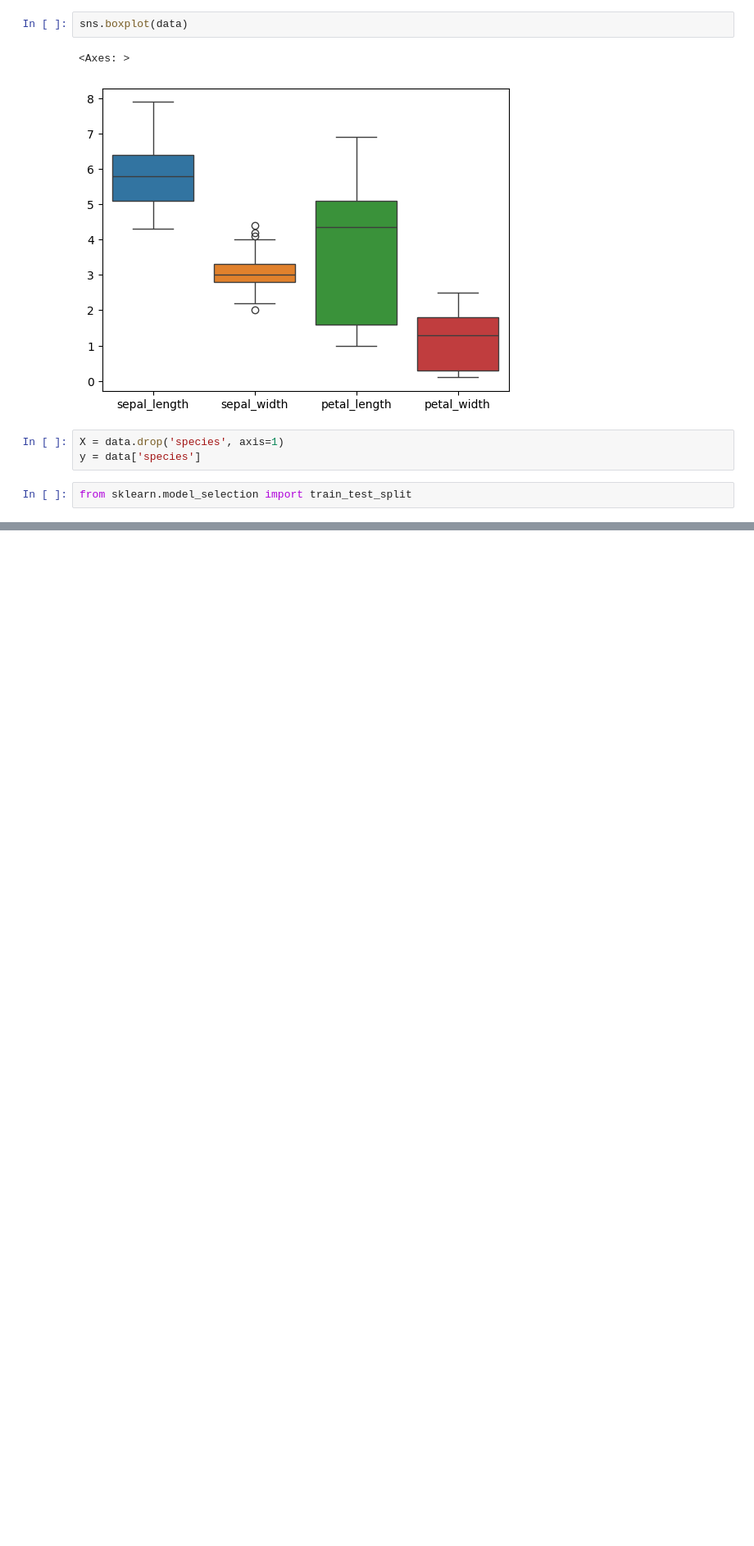
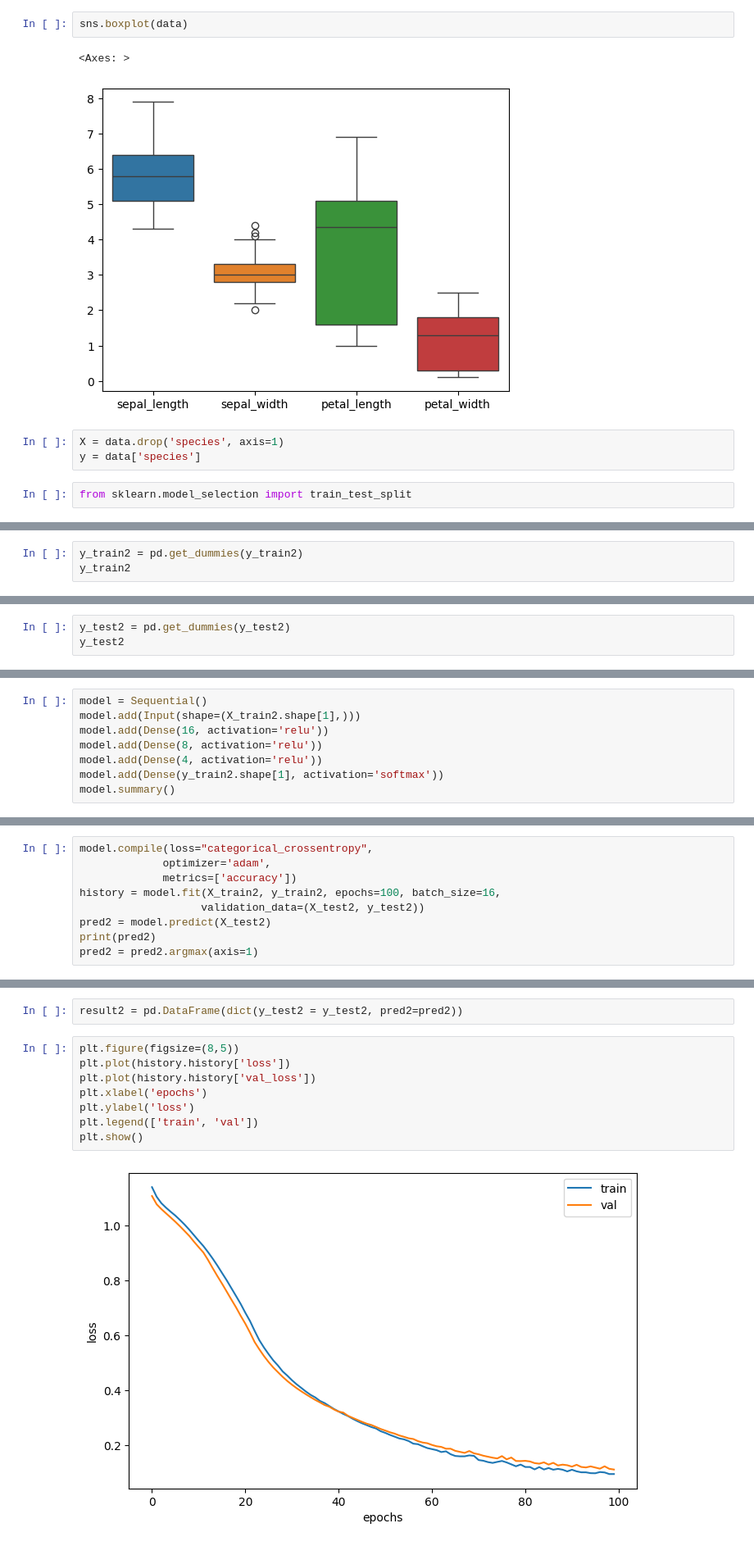
Before and after one commit to haram4th/fintech4, a Jupyter notebook: 07DeepLearning/03텐서플로우로 다중분류하기.ipynb, the cells around one changed output, grey strips where cells are left out. Shown at 82% size. Drawn from its saved outputs; the diff is of its cells as text; blank space fills up the shorter version.

```diff
--- a/07DeepLearning/03텐서플로우로 다중분류하기.ipynb
+++ b/07DeepLearning/03텐서플로우로 다중분류하기.ipynb
@@ -49,0 +243,3 @@ X_train, X_test, y_train, y_test = train_test_split(X, y, test_size=0.2, random_
+# %%
+y_train2 = pd.get_dummies(y_train2)
+y_train2
@@ -49,0 +260,3 @@ X_train, X_test, y_train, y_test = train_test_split(X, y, test_size=0.2, random_
+# %%
+y_test2 = pd.get_dummies(y_test2)
+y_test2
@@ -49,0 +288,8 @@ X_train, X_test, y_train, y_test = train_test_split(X, y, test_size=0.2, random_
+# %%
+model = Sequential()
+model.add(Input(shape=(X_train2.shape[1],)))
+model.add(Dense(16, activation='relu'))
+model.add(Dense(8, activation='relu'))
+model.add(Dense(4, activation='relu'))
+model.add(Dense(y_train2.shape[1], activation='softmax'))
+model.summary()
@@ -49,0 +316,9 @@ X_train, X_test, y_train, y_test = train_test_split(X, y, test_size=0.2, random_
+# %%
+model.compile(loss="categorical_crossentropy",
+             optimizer='adam',
+             metrics=['accuracy'])
+history = model.fit(X_train2, y_train2, epochs=100, batch_size=16,
+                   validation_data=(X_test2, y_test2))
+pred2 = model.predict(X_test2)
+print(pred2)
+pred2 = pred2.argmax(axis=1)
@@ -49,0 +363,12 @@ X_train, X_test, y_train, y_test = train_test_split(X, y, test_size=0.2, random_
+# %%
+result2 = pd.DataFrame(dict(y_test2 = y_test2, pred2=pred2))
+# %%
+plt.figure(figsize=(8,5))
+plt.plot(history.history['loss'])
+plt.plot(history.history['val_loss'])
+plt.xlabel('epochs')
+plt.ylabel('loss')
+plt.legend(['train', 'val'])
+plt.show()
+# %% [output]
+[figure, added]
```
Also changed, not shown: parts of 26 cells of this notebook, 2 other files.
